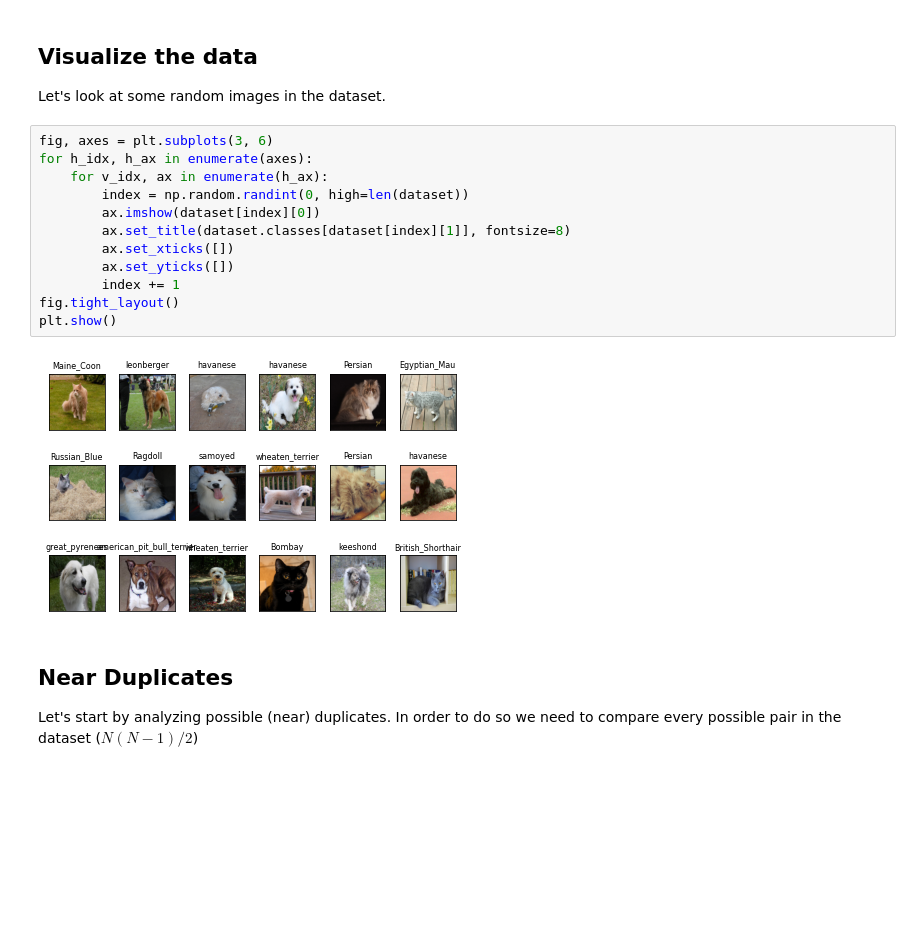
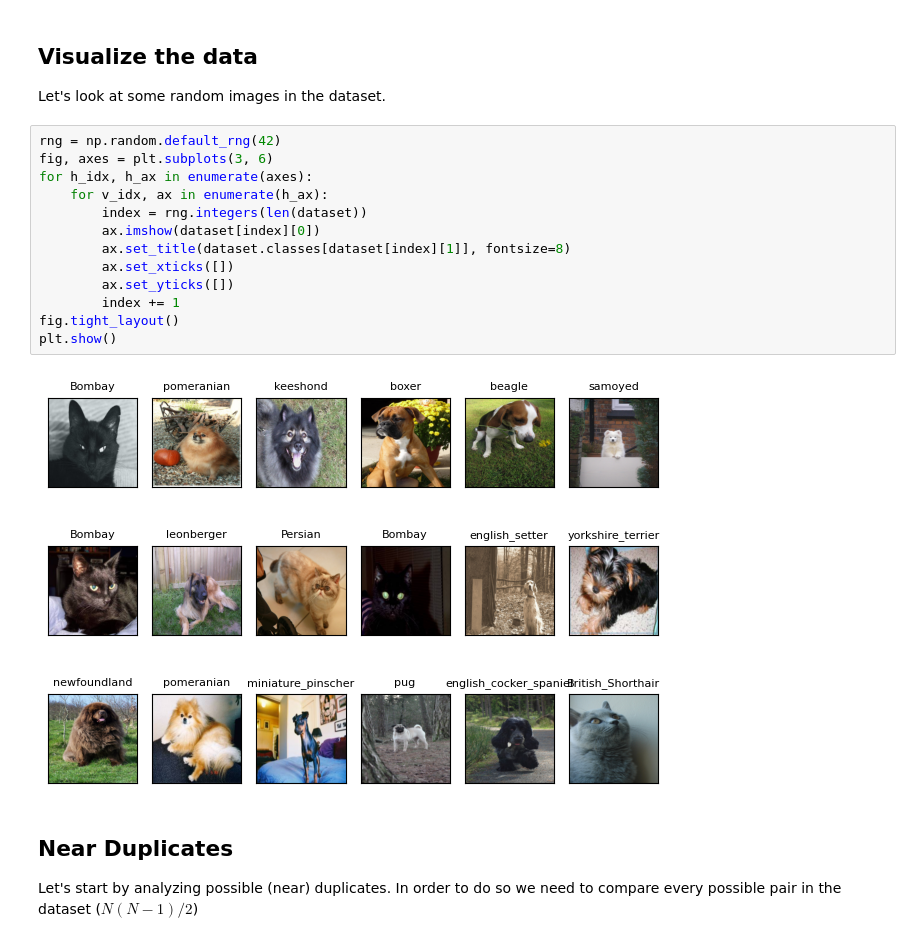
Before and after one commit to Digital-Dermatology/data-cleaning-hands-on, a Jupyter notebook: notebooks/00_Traditional_Cleaning.ipynb, the cells around one changed output. Saved outputs shown, nothing was run; the diff lists cells and outputs as text; blank space fills up the shorter version.

Commit message:
Rerun and fixed randomness

```diff
--- a/notebooks/00_Traditional_Cleaning.ipynb
+++ b/notebooks/00_Traditional_Cleaning.ipynb
@@ -76,19 +76,20 @@ or your own collection:
 
 Let's look at some random images in the dataset.
 # %%
+rng = np.random.default_rng(42)
 fig, axes = plt.subplots(3, 6)
 for h_idx, h_ax in enumerate(axes):
     for v_idx, ax in enumerate(h_ax):
-        index = np.random.randint(0, high=len(dataset))
+        index = rng.integers(len(dataset))
         ax.imshow(dataset[index][0])
         ax.set_title(dataset.classes[dataset[index][1]], fontsize=8)
         ax.set_xticks([])
         ax.set_yticks([])
         index += 1
 fig.tight_layout()
 plt.show()
 # %% [output]
-[figure, old version]
+[figure, new version]
 # %% [markdown]
 ## Near Duplicates
 
```
Also changed, not shown: parts of 4 cells of this notebook.
